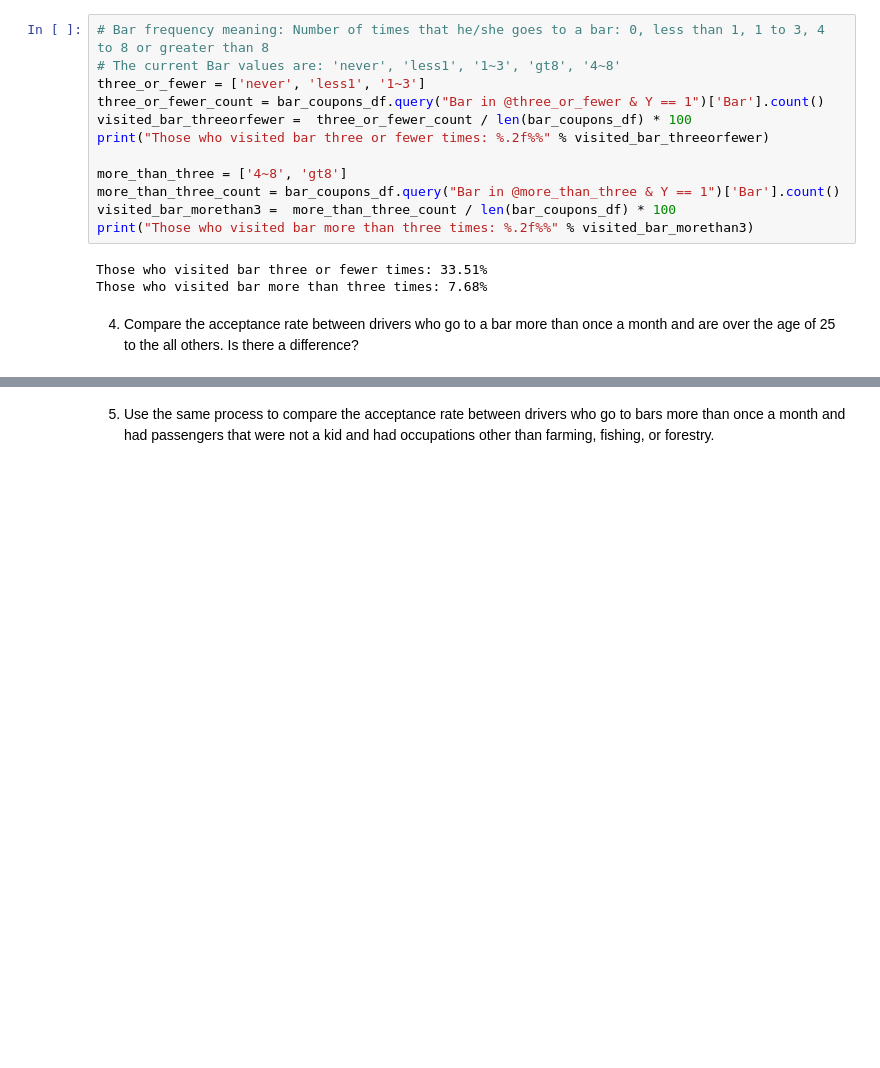
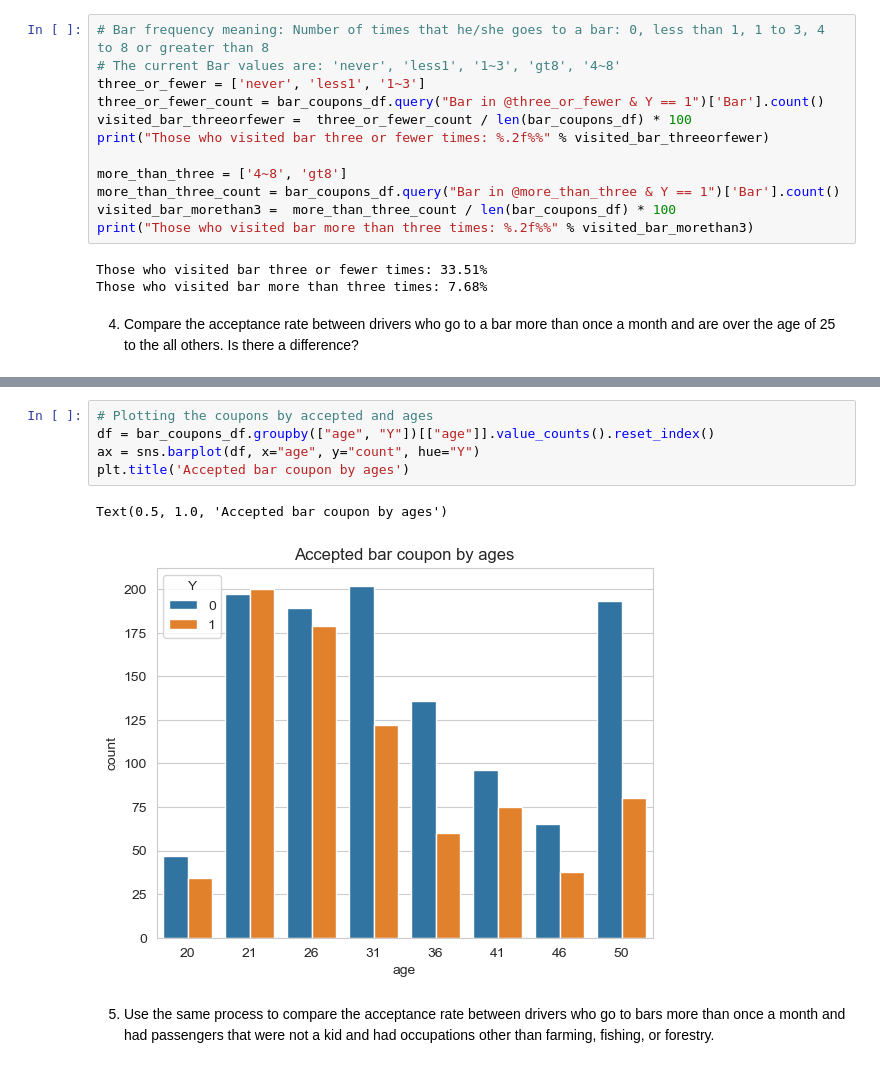
Before and after one commit to DiegoHermosa/DiegoHermosa, a Jupyter notebook: coupon/prompt.ipynb, the cells around one changed output, grey strips where cells are left out. Drawn from its saved outputs; the diff is of its cells as text; blank space fills up the shorter version.

```diff
--- a/coupon/prompt.ipynb
+++ b/coupon/prompt.ipynb
@@ -321,2 +347,10 @@ Text(0.5, 1.0, 'Coupon acceptance by Age')
+# %%
+# Plotting the coupons by accepted and ages
+df = bar_coupons_df.groupby(["age", "Y"])[["age"]].value_counts().reset_index()
+ax = sns.barplot(df, x="age", y="count", hue="Y")
+plt.title('Accepted bar coupon by ages')
+# %% [output]
+Text(0.5, 1.0, 'Accepted bar coupon by ages')
+[figure, added]
 # %% [markdown]
 5. Use the same process to compare the acceptance rate between drivers who go to bars more than once a month and had passengers that were not a kid and had occupations other than farming, fishing, or forestry.
```
Also changed, not shown: parts of 20 cells of this notebook.
